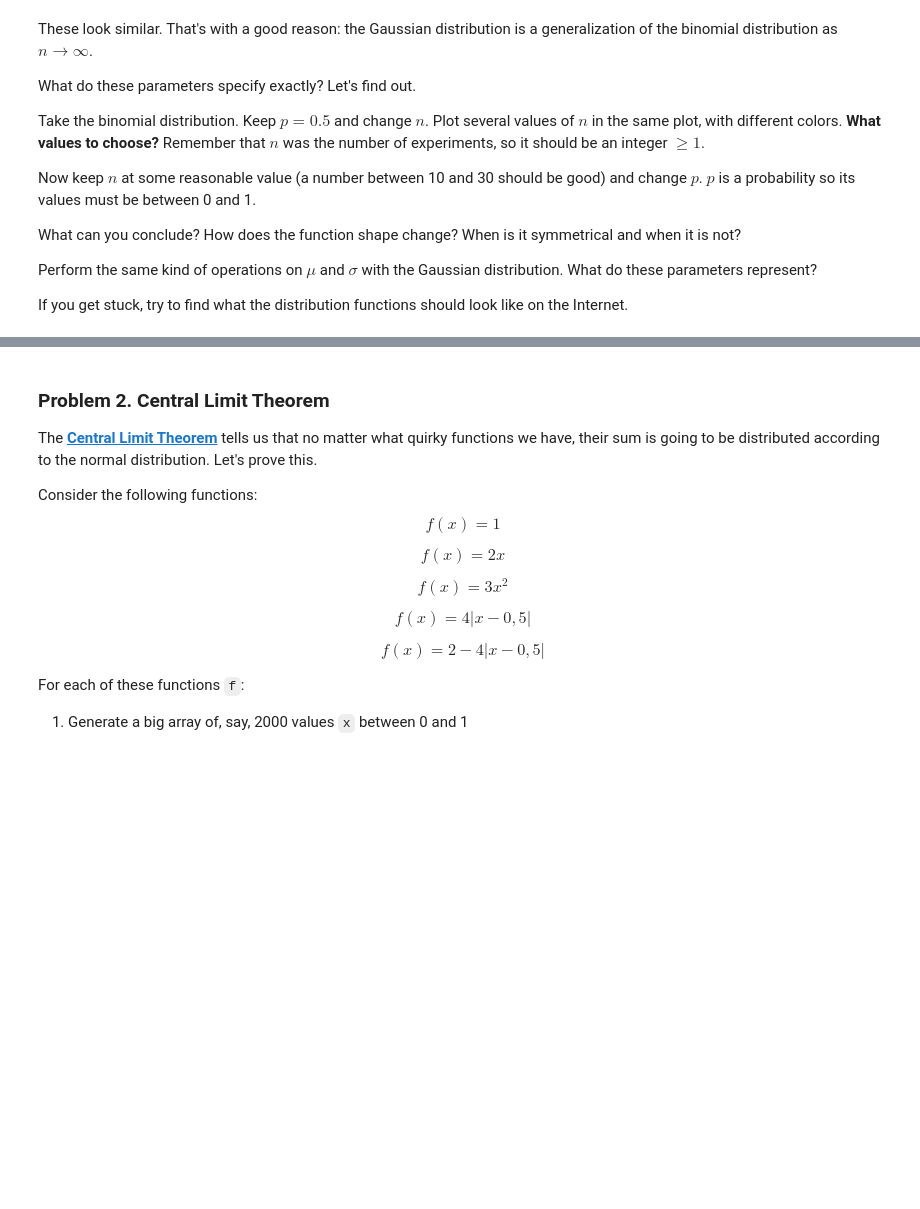
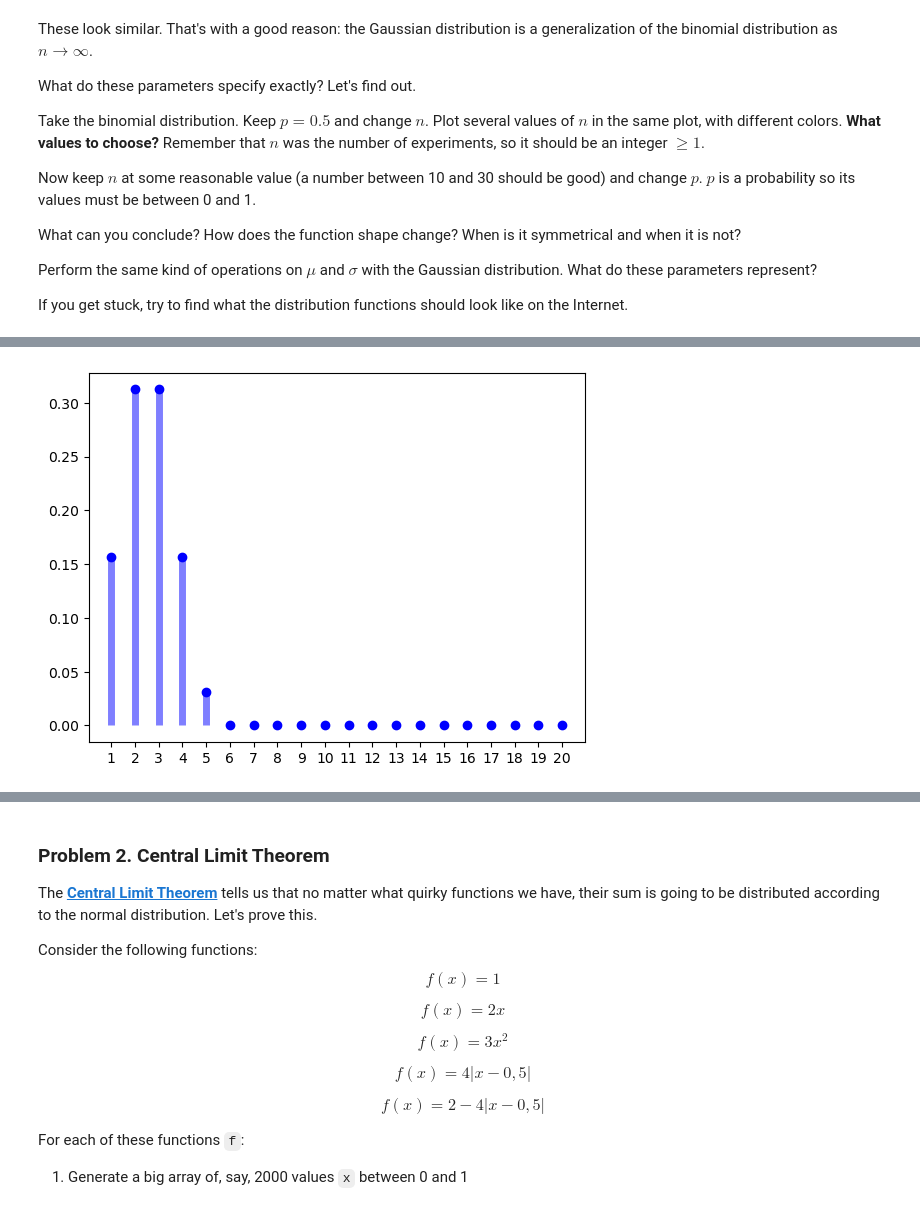
Before and after one commit to vessln/Math_concepts_for_developers, a Jupyter notebook: 5.Probability-and-Combinatorics-Exercise/Probability and Combinatorics Exercise.ipynb, the cells around one changed output, grey strips where cells are left out. Saved outputs shown, nothing was run; the diff lists cells and outputs as text; code cells hidden in the pictures; blank space fills up the shorter version.

```diff
--- a/5.Probability-and-Combinatorics-Exercise/Probability and Combinatorics Exercise.ipynb
+++ b/5.Probability-and-Combinatorics-Exercise/Probability and Combinatorics Exercise.ipynb
@@ -67,0 +76,4 @@ If you get stuck, try to find what the distribution functions should look like o
+# %%
+plot_binomial_distribution(x_binomial, n=5, p=0.5)
+# %% [output]
+[figure, added]
```
Also changed, not shown: parts of 33 cells of this notebook.
